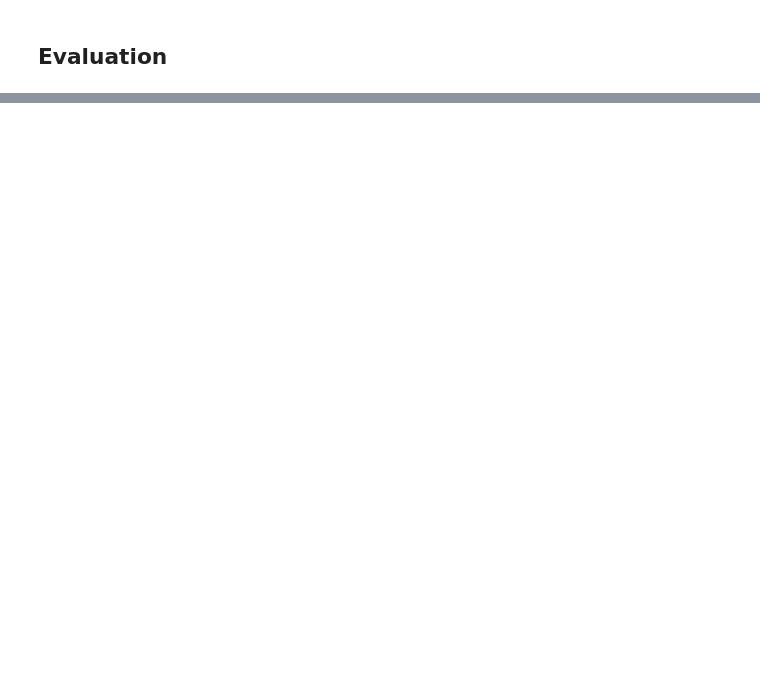
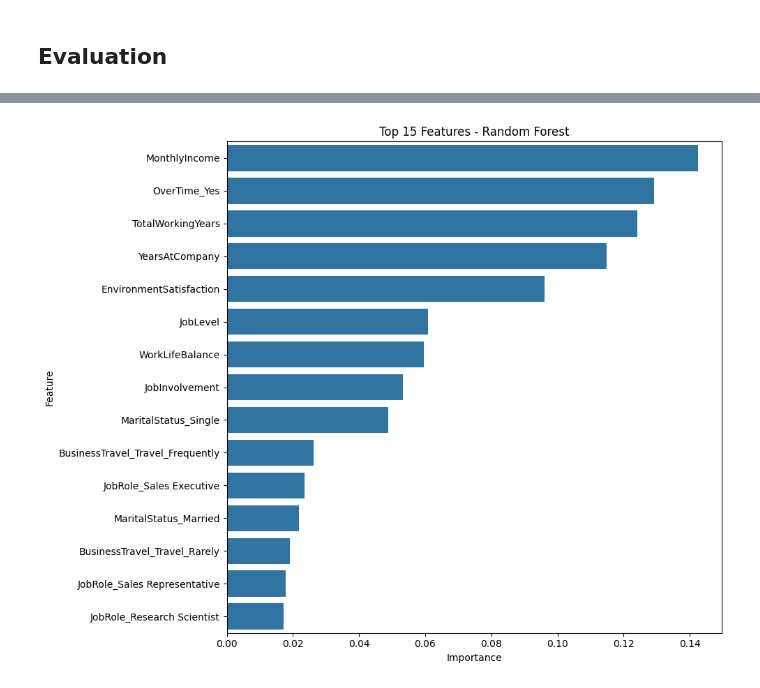
Before and after one commit to steven-fo/Belajar-Penerapan-Data-Science, a Jupyter notebook: project/human-resource/notebook.ipynb, the cells around one changed output, grey strips where cells are left out. Cells and saved outputs as stored; diff of their text form; code cells hidden in the pictures; blank space fills up the shorter version.

```diff
--- a/project/human-resource/notebook.ipynb
+++ b/project/human-resource/notebook.ipynb
@@ -155,0 +339,13 @@ Gender             0.266607  6.057248e-01
+# %%
+feature_importance = pd.DataFrame({
+    'Feature': X.columns,
+    'Importance': rf.feature_importances_
+}).sort_values('Importance', ascending=False)
+
+plt.figure(figsize=(10, 8))
+sns.barplot(x='Importance', y='Feature', data=feature_importance.head(15))
+plt.title('Top 15 Features - Random Forest')
+plt.tight_layout()
+plt.show()
+# %% [output]
+[figure, added]
```
Also changed, not shown: parts of 40 cells of this notebook, 4 other files.
